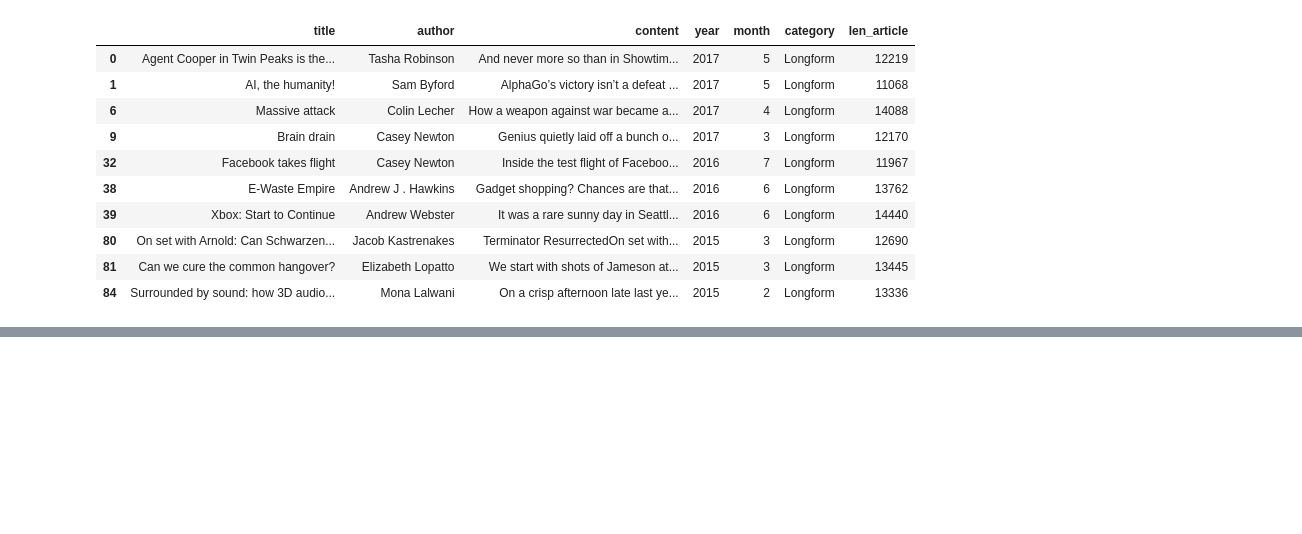
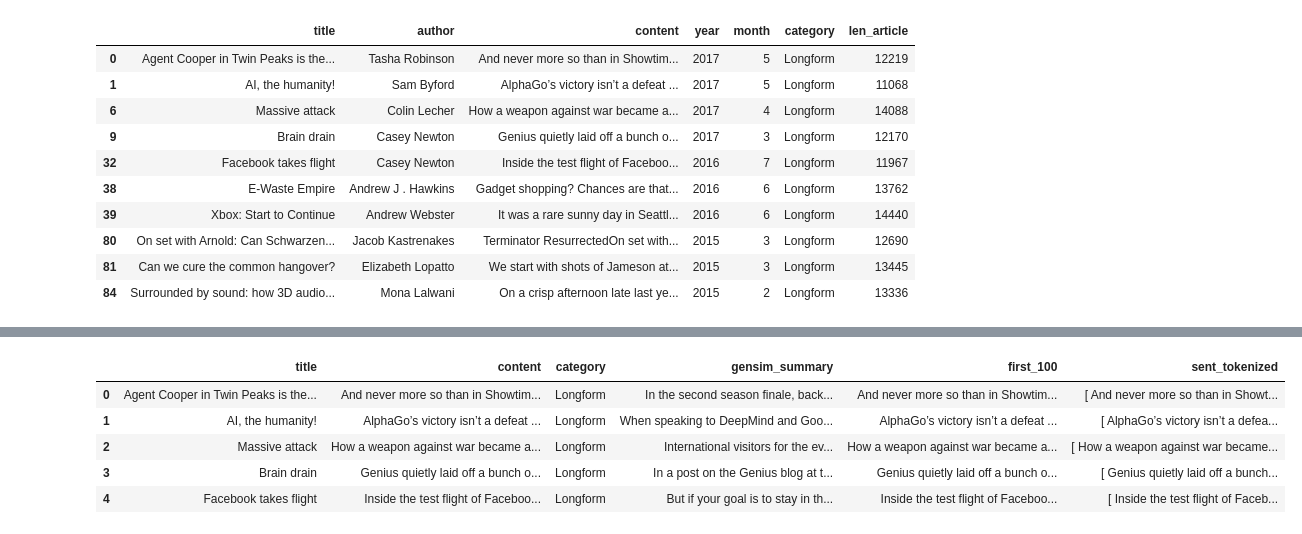
Before and after one commit to AustinKrause/nyt-article-summarizer, a Jupyter notebook: db_EDA.ipynb, the cells around one changed output, grey strips where cells are left out. Saved outputs shown, nothing was run; the diff lists cells and outputs as text; code cells hidden in the pictures; blank space fills up the shorter version.

```diff
--- a/db_EDA.ipynb
+++ b/db_EDA.ipynb
@@ -293,0 +245,10 @@ A lot has changed in 25 years.
+# %%
+#preview
+shortened_df.head()
+# %% [output]
+|  | title | content | category | gensim_summary | first_100 | sent_tokenized |
+| 0 | Agent Cooper in Twin Peaks is the... | And never more so than in Showtim... | Longform | In the second season finale, back... | And never more so than in Showtim... | [ And never more so than in Showt... |
+| 1 | AI, the humanity! | AlphaGo’s victory isn’t a defeat ... | Longform | When speaking to DeepMind and Goo... | AlphaGo’s victory isn’t a defeat ... | [ AlphaGo’s victory isn’t a defea... |
+| 2 | Massive attack | How a weapon against war became a... | Longform | International visitors for the ev... | How a weapon against war became a... | [ How a weapon against war became... |
+| 3 | Brain drain | Genius quietly laid off a bunch o... | Longform | In a post on the Genius blog at t... | Genius quietly laid off a bunch o... | [ Genius quietly laid off a bunch... |
+| 4 | Facebook takes flight | Inside the test flight of Faceboo... | Longform | But if your goal is to stay in th... | Inside the test flight of Faceboo... | [ Inside the test flight of Faceb... |
```
Also changed, not shown: parts of 38 cells of this notebook.
